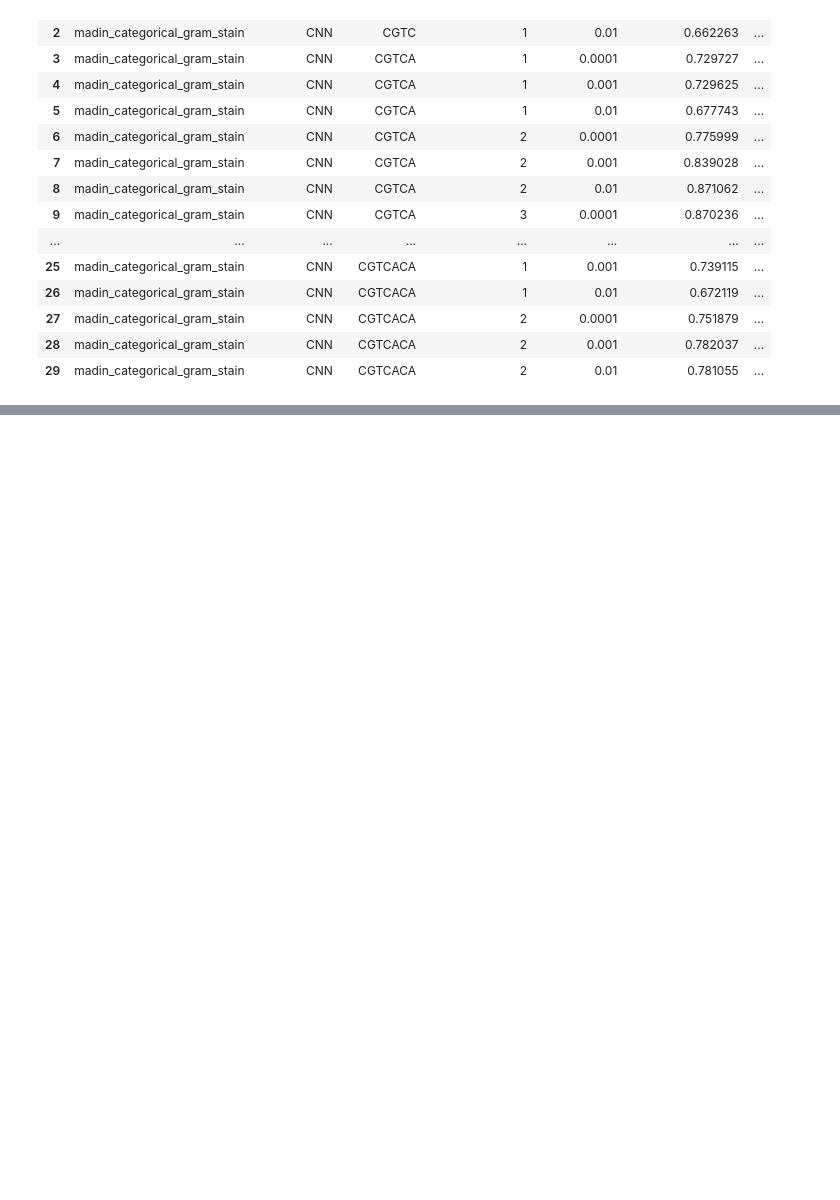
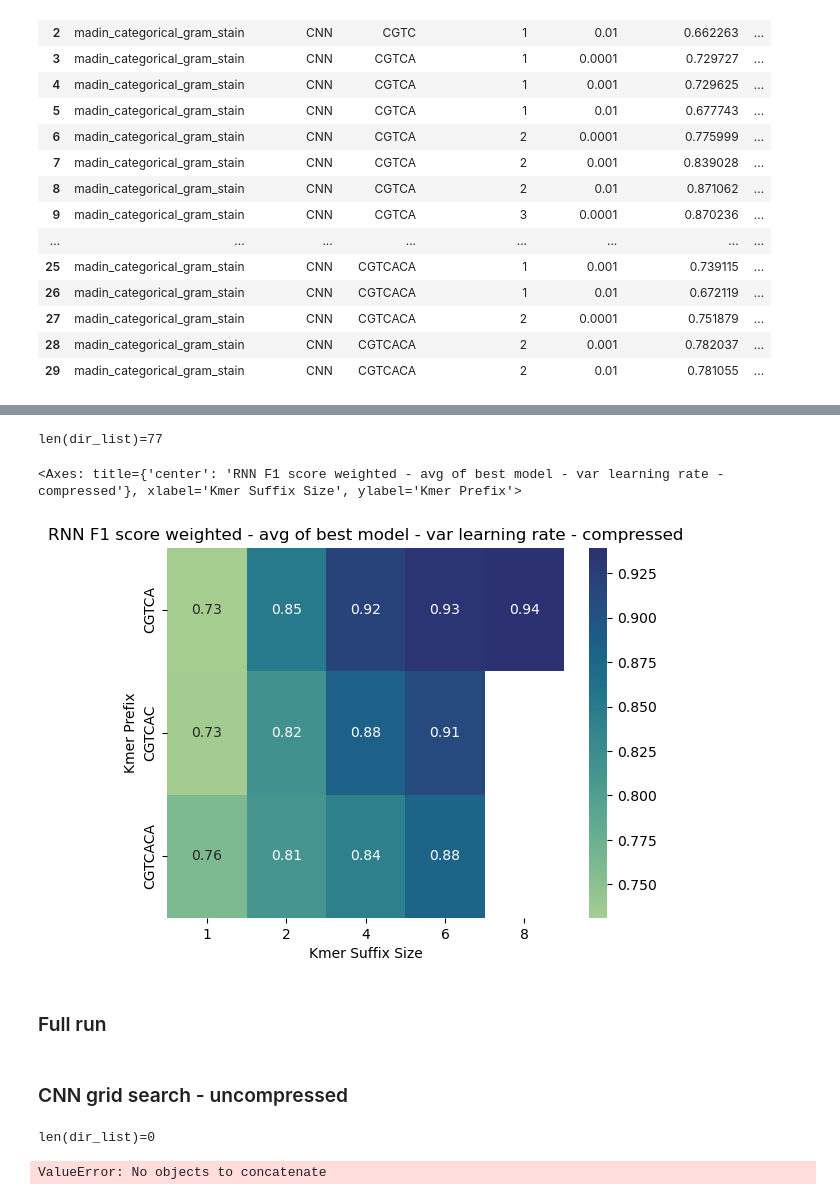
Before and after one commit to TorbjornBak/ML-bacterial-phenotyping, a Jupyter notebook: notebooks/plot_results.ipynb, the cells around one changed output, grey strips where cells are left out. Drawn from its saved outputs; the diff is of its cells as text; code cells hidden in the pictures; blank space fills up the shorter version.

```diff
--- a/notebooks/plot_results.ipynb
+++ b/notebooks/plot_results.ipynb
@@ -157,0 +162,32 @@ len(dir_list)=120
+# %%
+
+heat = get_avg(id_cols = ["phenotype","model_name","kmer_prefix","kmer_suffix_size","learning_rate"],
+               path = "../results/training_RNN_lr_variable_compressed/"
+                ).groupby(["phenotype","model_name","kmer_prefix","kmer_suffix_size"], as_index = False
+                ).max(["f1_score_weighted"]
+                ).pivot(index = "kmer_prefix", columns="kmer_suffix_size", values = "f1_score_weighted").sort_index(level=1, ascending =True, inplace = False)
+ax = sns.heatmap(heat, annot = True, cmap="crest")
+ax.set(xlabel="Kmer Suffix Size", ylabel="Kmer Prefix", title = "RNN F1 score weighted - avg of best model - var learning rate - compressed")
+
+ax
+# %% [output]
+len(dir_list)=77
+<Axes: title={'center': 'RNN F1 score weighted - avg of best model - var learning rate - compressed'}, xlabel='Kmer Suffix Size', ylabel='Kmer Prefix'>
+[figure, added]
+# %% [markdown]
+### Full run
+# %% [markdown]
+### CNN grid search - uncompressed
+# %%
+
+heat = get_avg(id_cols = ["phenotype","model_name","kmer_prefix","kmer_suffix_size","learning_rate"],
+               path = "../results/CNN/uncompressed"
+                ).groupby(["phenotype","model_name","kmer_prefix","kmer_suffix_size"], as_index = False
+                ).max(["f1_score_weighted"]
+                ).pivot(index = "kmer_prefix", columns="kmer_suffix_size", values = "f1_score_weighted").sort_index(level=1, ascending =True, inplace = False)
+ax = sns.heatmap(heat, annot = True, cmap="crest")
+
+ax
+# %% [output]
+len(dir_list)=0
+ValueError: No objects to concatenate
```
Also changed, not shown: parts of 20 cells of this notebook, 17 other files.
